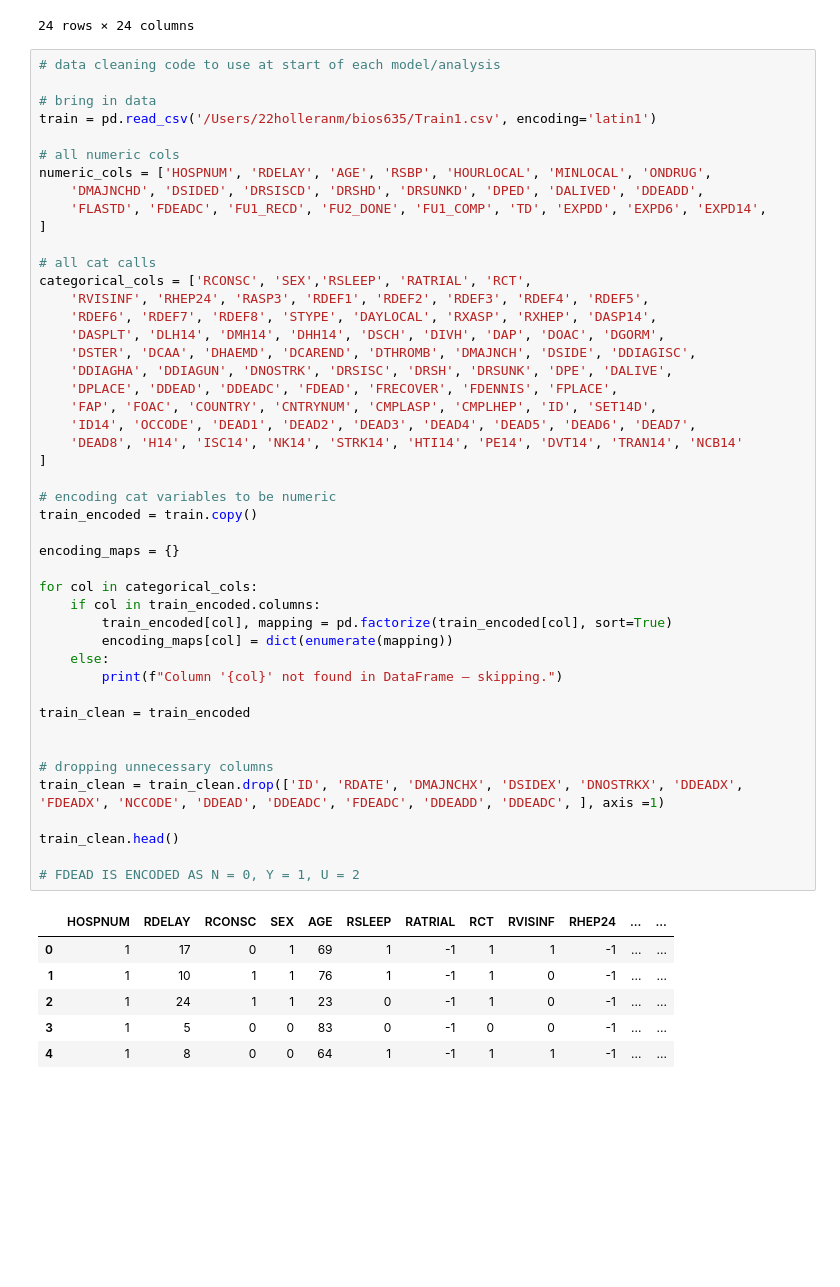
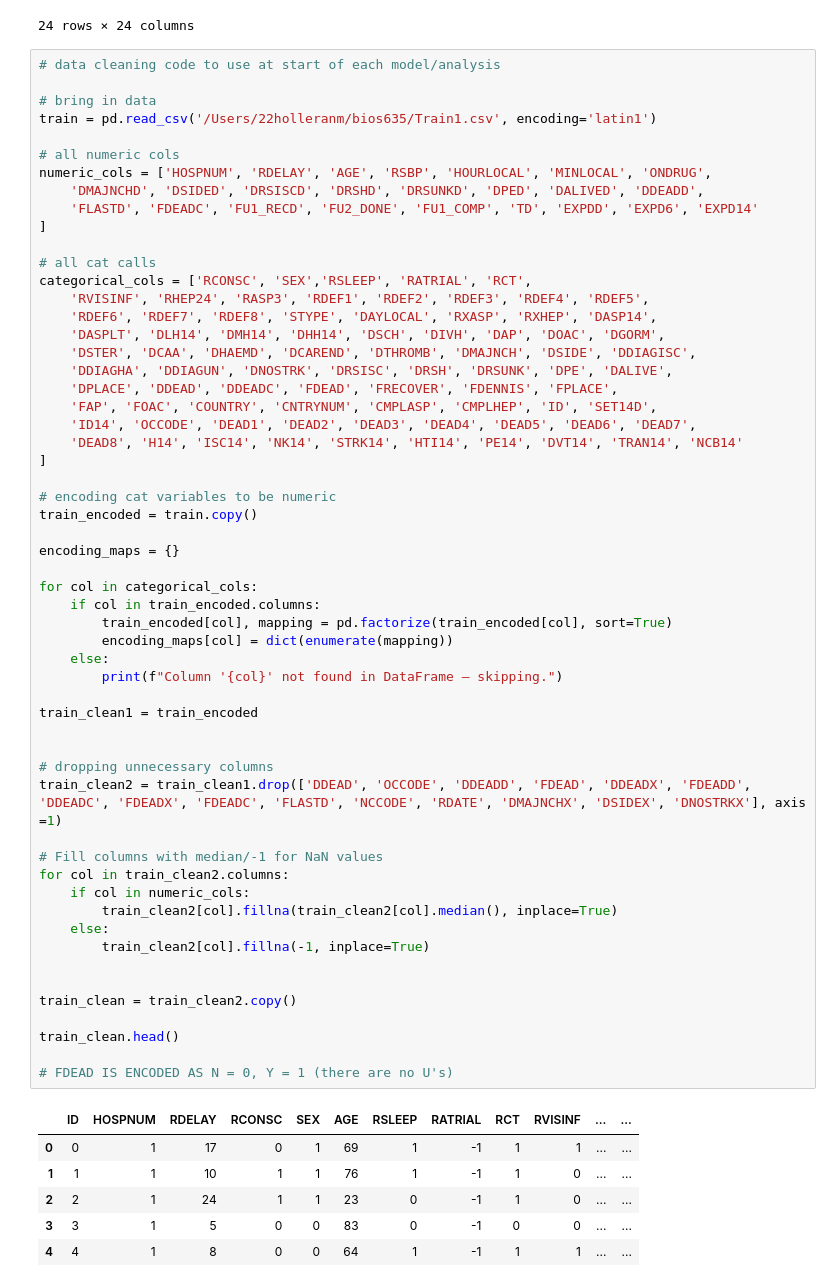
Before and after one commit to sanjananalla/bios635, a Jupyter notebook: data_analysis.ipynb, the cells around one changed output. Drawn from its saved outputs; the diff is of its cells as text; blank space fills up the shorter version.

```diff
--- a/data_analysis.ipynb
+++ b/data_analysis.ipynb
@@ -133,7 +133,7 @@ train = pd.read_csv('/Users/22holleranm/bios635/Train1.csv', encoding='latin1')
 # all numeric cols
 numeric_cols = ['HOSPNUM', 'RDELAY', 'AGE', 'RSBP', 'HOURLOCAL', 'MINLOCAL', 'ONDRUG',
     'DMAJNCHD', 'DSIDED', 'DRSISCD', 'DRSHD', 'DRSUNKD', 'DPED', 'DALIVED', 'DDEADD',
-    'FLASTD', 'FDEADC', 'FU1_RECD', 'FU2_DONE', 'FU1_COMP', 'TD', 'EXPDD', 'EXPD6', 'EXPD14',
+    'FLASTD', 'FDEADC', 'FU1_RECD', 'FU2_DONE', 'FU1_COMP', 'TD', 'EXPDD', 'EXPD6', 'EXPD14'
 ]
 
 # all cat calls
@@ -141,39 +141,49 @@ categorical_cols = ['RCONSC', 'SEX','RSLEEP', 'RATRIAL', 'RCT',
     'RVISINF', 'RHEP24', 'RASP3', 'RDEF1', 'RDEF2', 'RDEF3', 'RDEF4', 'RDEF5',
     'RDEF6', 'RDEF7', 'RDEF8', 'STYPE', 'DAYLOCAL', 'RXASP', 'RXHEP', 'DASP14',
     'DASPLT', 'DLH14', 'DMH14', 'DHH14', 'DSCH', 'DIVH', 'DAP', 'DOAC', 'DGORM',
     'DSTER', 'DCAA', 'DHAEMD', 'DCAREND', 'DTHROMB', 'DMAJNCH', 'DSIDE', 'DDIAGISC',
     'DDIAGHA', 'DDIAGUN', 'DNOSTRK', 'DRSISC', 'DRSH', 'DRSUNK', 'DPE', 'DALIVE',
     'DPLACE', 'DDEAD', 'DDEADC', 'FDEAD', 'FRECOVER', 'FDENNIS', 'FPLACE',
     'FAP', 'FOAC', 'COUNTRY', 'CNTRYNUM', 'CMPLASP', 'CMPLHEP', 'ID', 'SET14D',
     'ID14', 'OCCODE', 'DEAD1', 'DEAD2', 'DEAD3', 'DEAD4', 'DEAD5', 'DEAD6', 'DEAD7',
     'DEAD8', 'H14', 'ISC14', 'NK14', 'STRK14', 'HTI14', 'PE14', 'DVT14', 'TRAN14', 'NCB14'
 ]
 
 # encoding cat variables to be numeric
 train_encoded = train.copy()
 
 encoding_maps = {}
 
 for col in categorical_cols:
     if col in train_encoded.columns:
         train_encoded[col], mapping = pd.factorize(train_encoded[col], sort=True)
         encoding_maps[col] = dict(enumerate(mapping))
     else:
         print(f"Column '{col}' not found in DataFrame — skipping.")
 
-train_clean = train_encoded
+train_clean1 = train_encoded
 
 
 # dropping unnecessary columns
-train_clean = train_clean.drop(['ID', 'RDATE', 'DMAJNCHX', 'DSIDEX', 'DNOSTRKX', 'DDEADX', 'FDEADX', 'NCCODE', 'DDEAD', 'DDEADC', 'FDEADC', 'DDEADD', 'DDEADC', ], axis =1)
+train_clean2 = train_clean1.drop(['DDEAD', 'OCCODE', 'DDEADD', 'FDEAD', 'DDEADX', 'FDEADD', 'DDEADC', 'FDEADX', 'FDEADC', 'FLASTD', 'NCCODE', 'RDATE', 'DMAJNCHX', 'DSIDEX', 'DNOSTRKX'], axis =1)
+
+# Fill columns with median/-1 for NaN values
+for col in train_clean2.columns:
+    if col in numeric_cols:
+        train_clean2[col].fillna(train_clean2[col].median(), inplace=True)
+    else:
+        train_clean2[col].fillna(-1, inplace=True)
+
+
+train_clean = train_clean2.copy()
 
 train_clean.head()
 
-# FDEAD IS ENCODED AS N = 0, Y = 1, U = 2
+# FDEAD IS ENCODED AS N = 0, Y = 1 (there are no U's)
 # %% [output]
-|  | HOSPNUM | RDELAY | RCONSC | SEX | AGE | RSLEEP | RATRIAL | RCT | RVISINF | RHEP24 | ... | ... |
-| 0 | 1 | 17 | 0 | 1 | 69 | 1 | -1 | 1 | 1 | -1 | ... | ... |
-| 1 | 1 | 10 | 1 | 1 | 76 | 1 | -1 | 1 | 0 | -1 | ... | ... |
-| 2 | 1 | 24 | 1 | 1 | 23 | 0 | -1 | 1 | 0 | -1 | ... | ... |
-| 3 | 1 | 5 | 0 | 0 | 83 | 0 | -1 | 0 | 0 | -1 | ... | ... |
-| 4 | 1 | 8 | 0 | 0 | 64 | 1 | -1 | 1 | 1 | -1 | ... | ... |
+|  | ID | HOSPNUM | RDELAY | RCONSC | SEX | AGE | RSLEEP | RATRIAL | RCT | RVISINF | ... | ... |
+| 0 | 0 | 1 | 17 | 0 | 1 | 69 | 1 | -1 | 1 | 1 | ... | ... |
+| 1 | 1 | 1 | 10 | 1 | 1 | 76 | 1 | -1 | 1 | 0 | ... | ... |
+| 2 | 2 | 1 | 24 | 1 | 1 | 23 | 0 | -1 | 1 | 0 | ... | ... |
+| 3 | 3 | 1 | 5 | 0 | 0 | 83 | 0 | -1 | 0 | 0 | ... | ... |
+| 4 | 4 | 1 | 8 | 0 | 0 | 64 | 1 | -1 | 1 | 1 | ... | ... |
```
Also changed, not shown: parts of 1 cell of this notebook, 3 other files.
